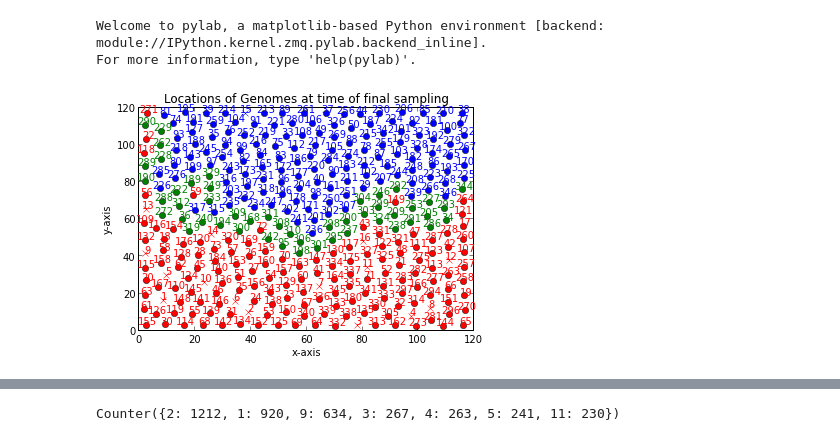
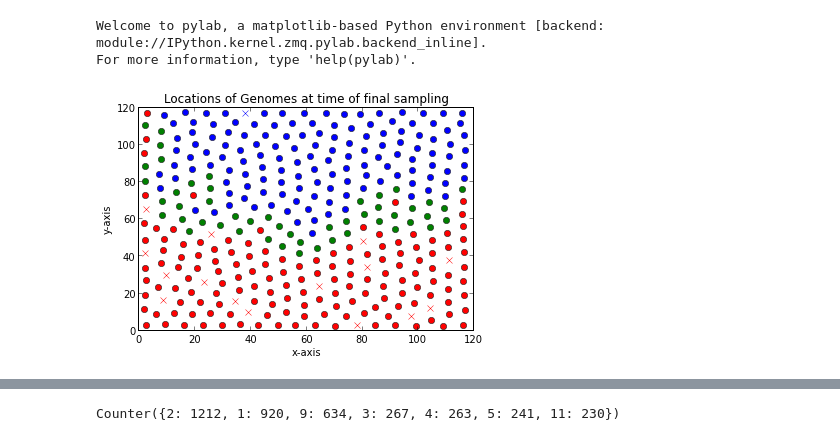
Before and after one commit to zafarali/metastasis, a Jupyter notebook: tst-frequency-analysis.ipynb, the cells around one changed output, grey strips where cells are left out. Drawn from its saved outputs; the diff is of its cells as text; code cells hidden in the pictures.

```diff
--- a/tst-frequency-analysis.ipynb
+++ b/tst-frequency-analysis.ipynb
@@ -14,7 +14,7 @@ sp = SpacePlot(start_file='./newdata/start_cells_Tue_Jun_23_11:54:16_2015.csv',
 gc = GenomeCompare.from_gen_file('./newdata/genomes_Tue_Jun_23_11:54:16_2015.csv')
 pp = PostProcess(end_file='./newdata/finish_cells_Tue_Jun_23_11:54:16_2015.csv', gc=gc)
 # %%
-sp.plot_all(hide_numbers=False)
+sp.plot_all(hide_numbers=True)
 # %% [output]
-[figure, old version]
+[figure, new version]
 # %%
```
Also changed, not shown: parts of 4 cells of this notebook, 1 other file.
